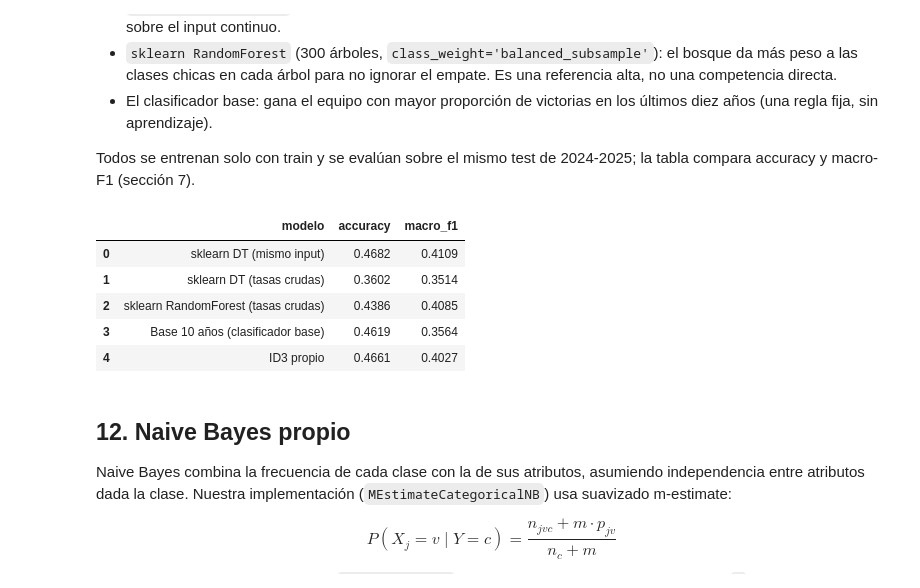
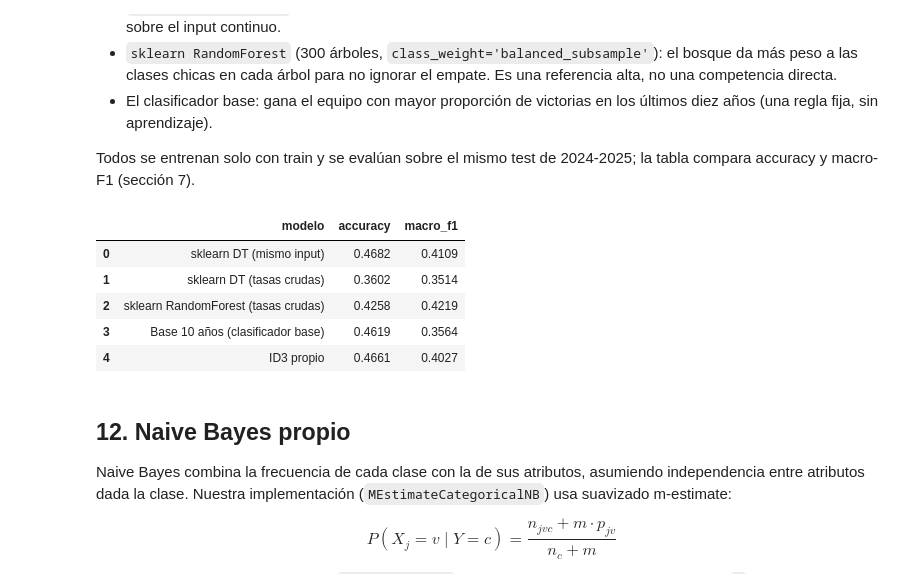
Before and after one commit to agustinocchiuzzi/laboratorioAprendAut1, a Jupyter notebook: entrega/notebook.ipynb, the cells around one changed output. Drawn from its saved outputs; the diff is of its cells as text; code cells hidden in the pictures.

```diff
--- a/entrega/notebook.ipynb
+++ b/entrega/notebook.ipynb
@@ -743,3 +719,27 @@ class TenYearWinRateClassifier:
+# %%
+BASELINE_FEATURES = ['home_win_rate_10y', 'away_win_rate_10y']
+
+
+class TenYearWinRateClassifier:
+    """Compara las tasas de victoria causales de los últimos diez años.
+
+    predict compara las dos tasas: gana el equipo con la tasa mayor; si son
+    iguales, gana el local (a menos que se configure otro despliegue). Las
+    tasas se calculan solo con partidos anteriores.
+    """
+
+    def __init__(self, tie_break="home"):
+        self.tie_break = tie_break
+
+    def fit(self, X, y):
+        self.classes_ = np.unique(np.asarray(y))
+        return self
+
+    def predict(self, X):
+        rates = X.loc[:, BASELINE_FEATURES].to_numpy(dtype=float)
+        home, away = rates[:, 0], rates[:, 1]
+        return np.where(home > away, "L", np.where(away > home, "V",
+                        "L" if self.tie_break == "home" else "V"))
 # %% [markdown]
 ## 2. Datos: lectura y limpieza del ZIP
 
@@ -1277,7 +1277,12 @@ competidores = {
     'sklearn DT (mismo input)': DecisionTreeClassifier(criterion='entropy', random_state=RANDOM_STATE),
     'sklearn DT (tasas crudas)': DecisionTreeClassifier(criterion='entropy', random_state=RANDOM_STATE),
     'sklearn RandomForest (tasas crudas)': RandomForestClassifier(
-        n_estimators=300, class_weight='balanced_subsample', random_state=RANDOM_STATE),
+        n_estimators=300,
+        max_depth=None,
+        min_samples_leaf=20,
+        class_weight='balanced_subsample',
+        random_state=RANDOM_STATE,
+    ),
 }
 
 filas_comp = []
@@ -1289,34 +1294,34 @@ for nombre, modelo in competidores.items():
     modelo.fit(X_entrena, y_train)
     predicha = modelo.predict(X_prueba)
     predicciones_comp[nombre] = predicha
     filas_comp.append({
         'modelo': nombre,
         'accuracy': round(accuracy_score(y_test, predicha), 4),
         'macro_f1': round(
             f1_score(y_test, predicha, average='macro', zero_division=0), 4),
     })
 
 base_10 = TenYearWinRateClassifier()
 base_10.fit(train[BASELINE_FEATURES], train['winner'])
 pred_base = base_10.predict(test[BASELINE_FEATURES])
 filas_comp.append({
     'modelo': 'Base 10 años (clasificador base)',
     'accuracy': round(accuracy_score(y_test, pred_base), 4),
     'macro_f1': round(
         f1_score(y_test, pred_base, average='macro', zero_division=0), 4),
 })
 filas_comp.append({
     'modelo': 'ID3 propio',
     'accuracy': round(accuracy_score(y_test, y_pred), 4),
     'macro_f1': round(
         f1_score(y_test, y_pred, average='macro', zero_division=0), 4),
 })
 display(pd.DataFrame(filas_comp))
 # %% [output]
 |  | modelo | accuracy | macro_f1 |
 | 0 | sklearn DT (mismo input) | 0.4682 | 0.4109 |
 | 1 | sklearn DT (tasas crudas) | 0.3602 | 0.3514 |
-| 2 | sklearn RandomForest (tasas crudas) | 0.4386 | 0.4085 |
+| 2 | sklearn RandomForest (tasas crudas) | 0.4258 | 0.4219 |
 | 3 | Base 10 años (clasificador base) | 0.4619 | 0.3564 |
 | 4 | ID3 propio | 0.4661 | 0.4027 |
 # %% [markdown]
```
Also changed, not shown: parts of 33 cells of this notebook, 2 other files.
